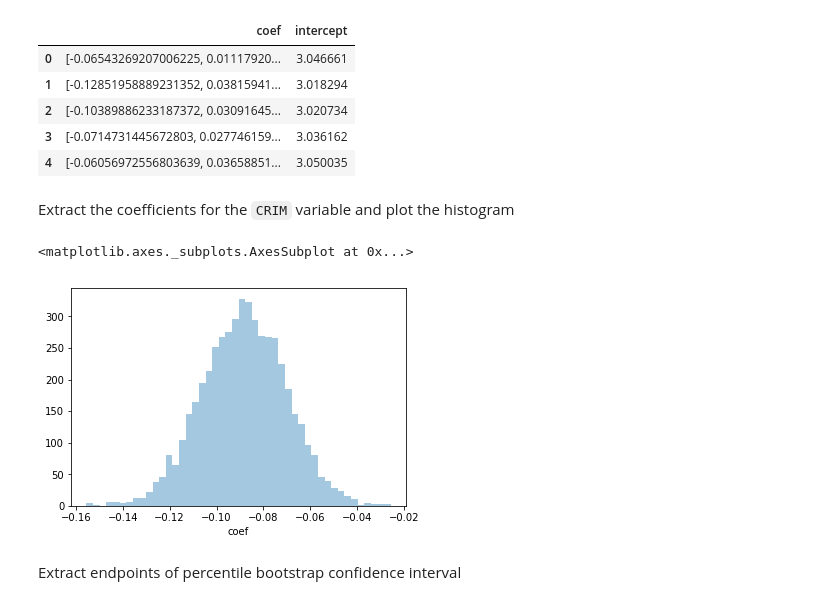
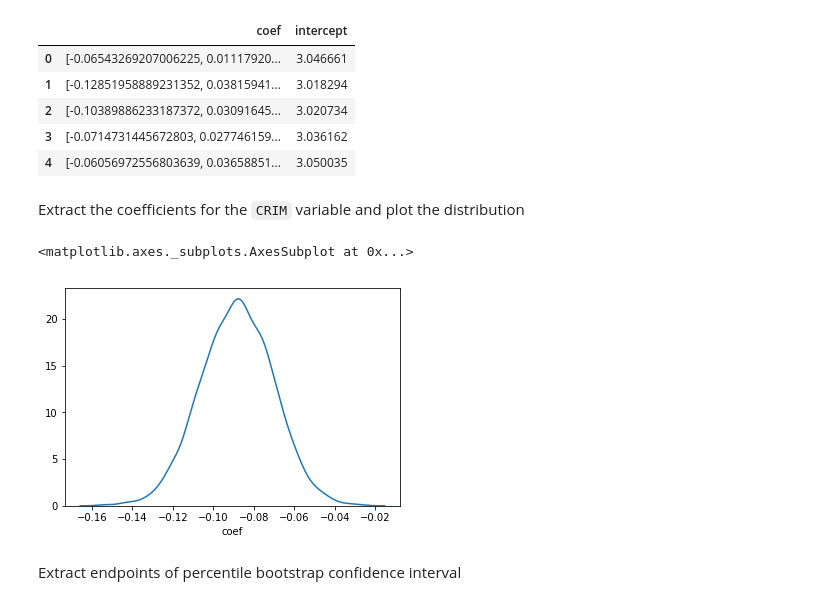
Before and after one commit to scikit-hep/resample, a Jupyter notebook: doc/resample.ipynb, the cells around one changed output. Cells and saved outputs as stored; diff of their text form; code cells hidden in the pictures.

```diff
--- a/doc/resample.ipynb
+++ b/doc/resample.ipynb
@@ -425,14 +457,14 @@ param_frame.head()
 | 3 | [-0.0714731445672803, 0.027746159... | 3.036162 |
 | 4 | [-0.06056972556803639, 0.03658851... | 3.050035 |
 # %% [markdown]
-Extract the coefficients for the `CRIM` variable and plot the histogram
+Extract the coefficients for the `CRIM` variable and plot the distribution
 # %%
 crim_coef = param_frame["coef"].map(lambda x: x[0])
 # %%
-sns.distplot(crim_coef, kde=False)
+sns.distplot(crim_coef, hist=False)
 # %% [output]
 <matplotlib.axes._subplots.AxesSubplot at 0x...>
-[figure, old version]
+[figure, new version]
 # %% [markdown]
 Extract endpoints of percentile bootstrap confidence interval
 # %%
```
Also changed, not shown: parts of 45 cells of this notebook, 1 other file.
